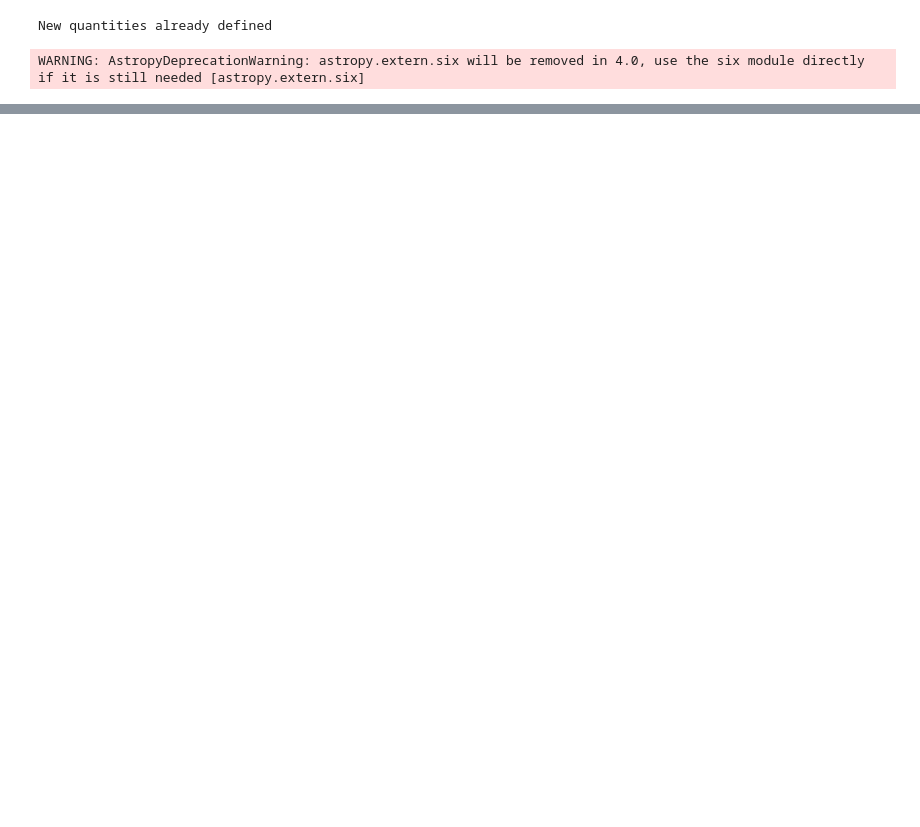
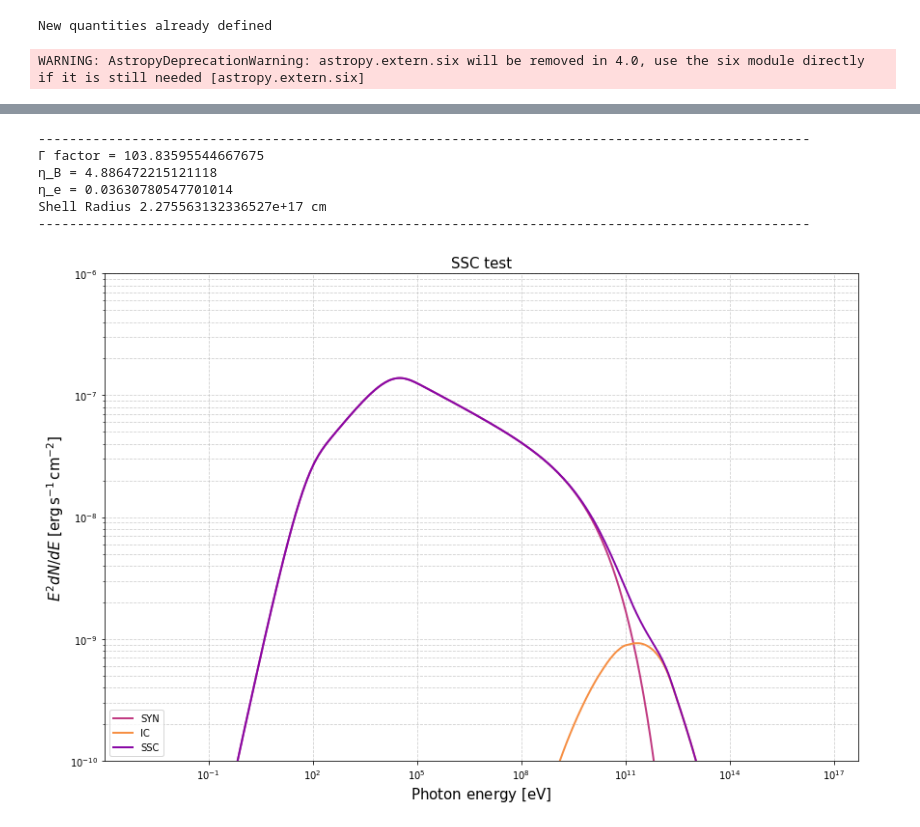
Before and after one commit to TobiaMatcovich/GRBmodelling, a Jupyter notebook: TEST2.ipynb, the cells around one changed output, grey strips where cells are left out. Cells and saved outputs as stored; diff of their text form; code cells hidden in the pictures; blank space fills up the shorter version.

```diff
--- a/TEST2.ipynb
+++ b/TEST2.ipynb
@@ -93,0 +184,10 @@ grb.plot_sed(1e2,5e16,1e-1,1e3)
+# %%
+grb.plot_sed(1e-3,5e16,4)
+# %% [output]
+---------------------------------------------------------------------------------------------------
+Γ factor = 103.83595544667675
+η_B = 4.886472215121118
+η_e = 0.03630780547701014
+Shell Radius 2.275563132336527e+17 cm
+---------------------------------------------------------------------------------------------------
+[figure, added]
```
Also changed, not shown: parts of 25 cells of this notebook, 1 other file.
